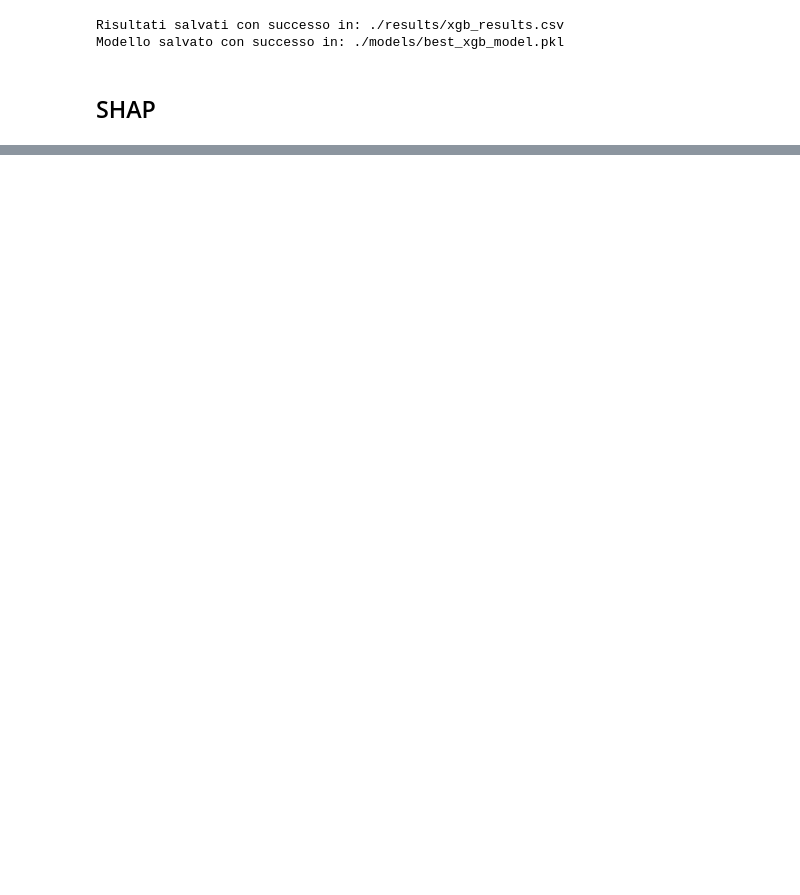
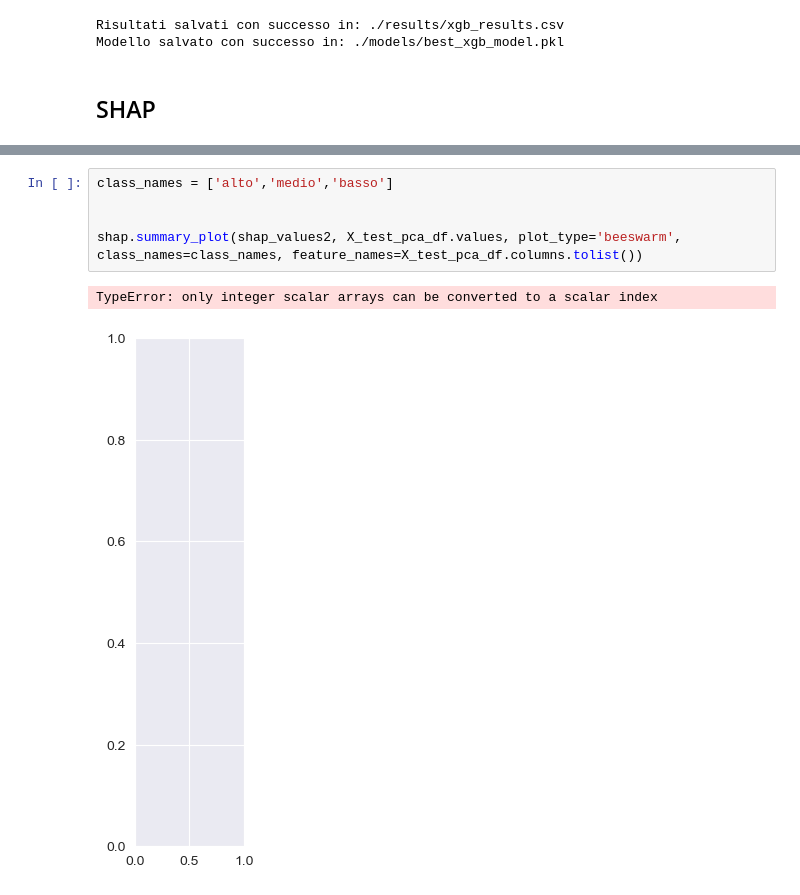
Before and after one commit to Karmos/RiskPrediction, a Jupyter notebook: model_train_evaluation.ipynb, the cells around one changed output, grey strips where cells are left out. Drawn from its saved outputs; the diff is of its cells as text; blank space fills up the shorter version.

```diff
--- a/model_train_evaluation.ipynb
+++ b/model_train_evaluation.ipynb
@@ -540,0 +597,8 @@ shap.plots.beeswarm(shap_values)
+# %%
+class_names = ['alto','medio','basso']
+
+
+shap.summary_plot(shap_values2, X_test_pca_df.values, plot_type='beeswarm', class_names=class_names, feature_names=X_test_pca_df.columns.tolist())
+# %% [output]
+TypeError: only integer scalar arrays can be converted to a scalar index
+[figure, added]
```
Also changed, not shown: parts of 24 cells of this notebook, 4 other files.
